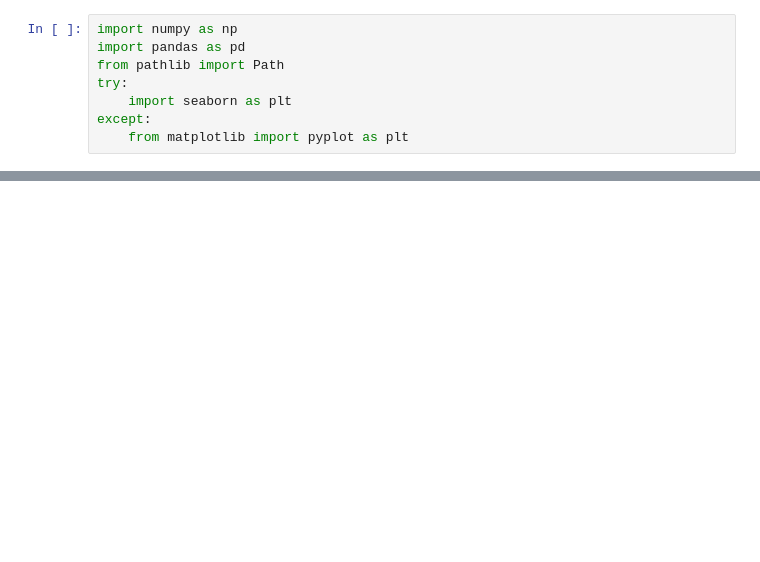
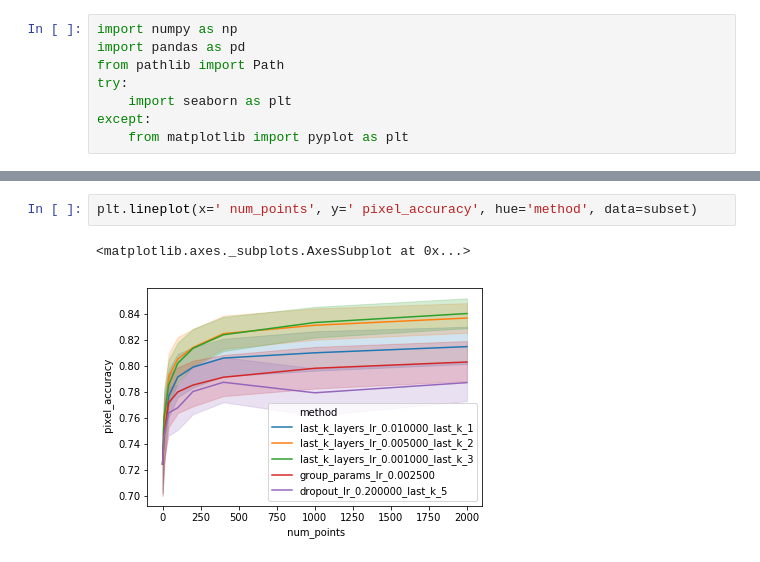
Before and after one commit to microsoft/landcover, a Jupyter notebook: analysis/active-learning-analyses.ipynb, the cells around one changed output, grey strips where cells are left out. Cells and saved outputs as stored; diff of their text form; blank space fills up the shorter version.

```diff
--- a/analysis/active-learning-analyses.ipynb
+++ b/analysis/active-learning-analyses.ipynb
@@ -147,3 +154,8 @@ sns.lineplot(x=' num_points', y=' mean_IoU', hue='method', data=subset)
+# %%
+plt.lineplot(x=' num_points', y=' pixel_accuracy', hue='method', data=subset)
+# %% [output]
+<matplotlib.axes._subplots.AxesSubplot at 0x...>
+[figure, added]
 # %%
 ##########################################
 #### Generate plot of mean IoU per query strategy
```
Also changed, not shown: parts of 6 cells of this notebook, 2 other files.
